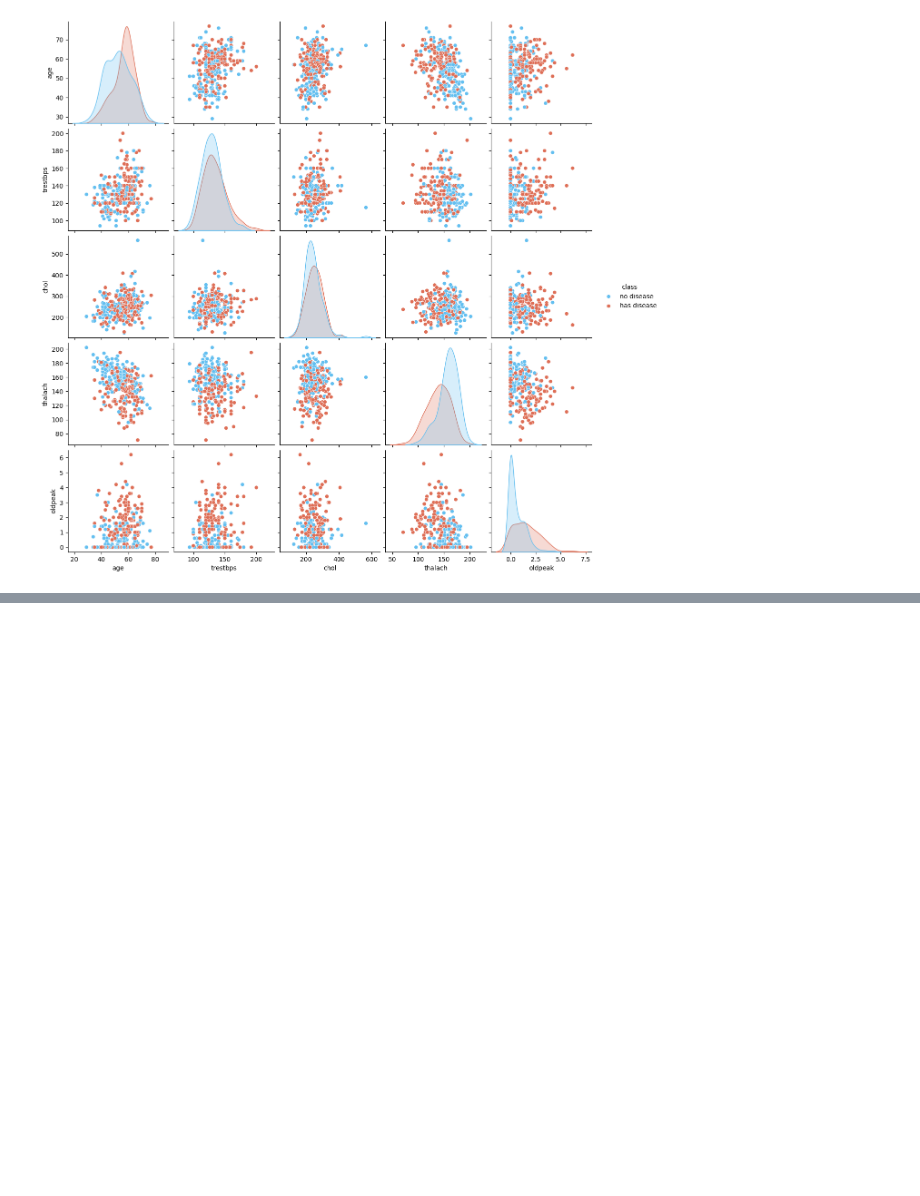
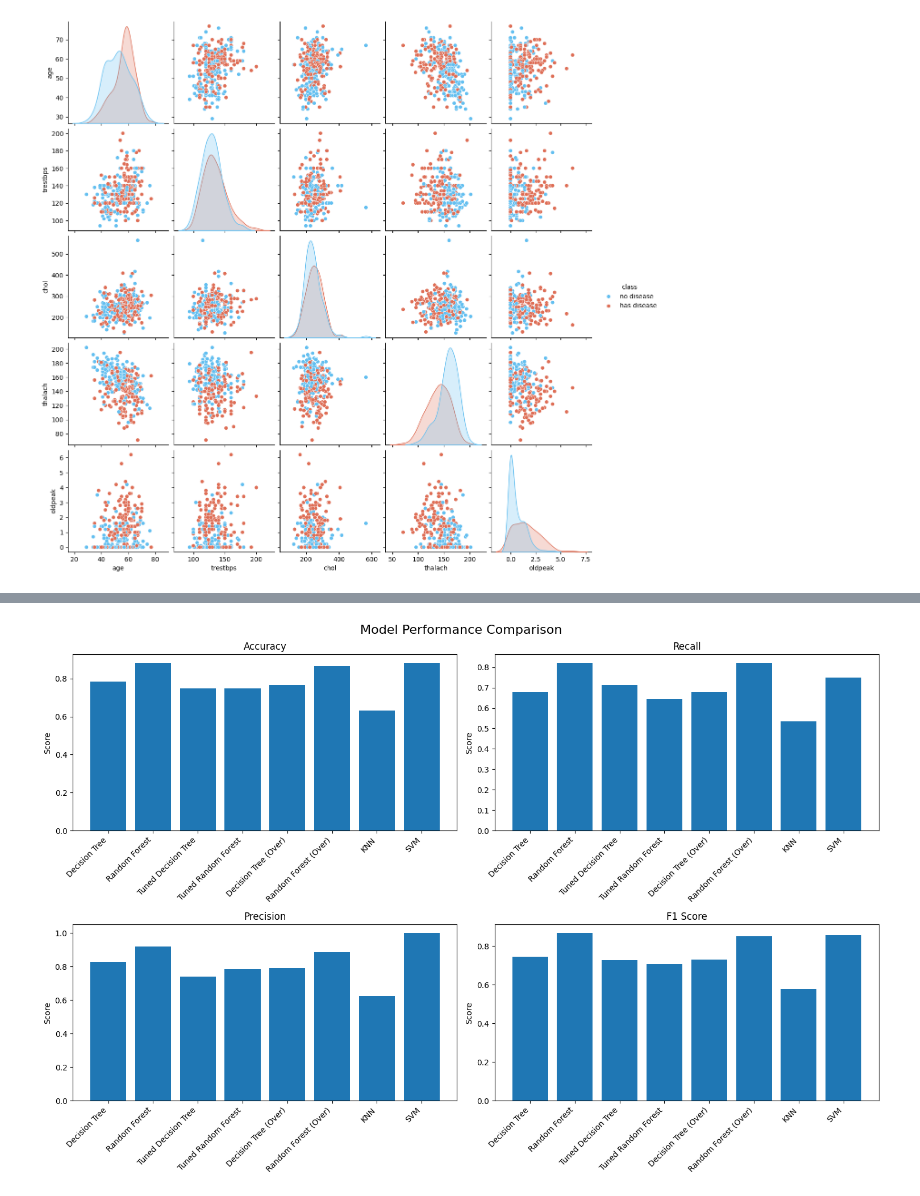
Before and after one commit to saianithab/learn_ml, a Jupyter notebook: capstone_project/capstone.ipynb, the cells around one changed output, grey strips where cells are left out. Cells and saved outputs as stored; diff of their text form; code cells hidden in the pictures; blank space fills up the shorter version.

```diff
--- a/capstone_project/capstone.ipynb
+++ b/capstone_project/capstone.ipynb
@@ -303,0 +531,2 @@ plt.show()
+# %%
+Random_forest_score_over = get_metrics_score(rf_cl1)
@@ -303,0 +565,3 @@ plt.show()
+# %%
+### Get score
+dtree_estimator_score = get_metrics_score(dtree_estimator)
@@ -303,0 +603,3 @@ plt.show()
+# %%
+### Get Score
+rfcls_tuned_score = get_metrics_score(rfcls_tuned)
@@ -303,0 +637,11 @@ plt.show()
+# %%
+svm = SVC(kernel='linear', class_weight='balanced', random_state=1)
+
+param_grid = {'C': [0.1, 1, 10]}
+
+grid_search = GridSearchCV(svm, param_grid, cv=3, scoring='recall', n_jobs=-1)
+grid_search.fit(X_train, y_train)
+
+best_svm = grid_search.best_estimator_
+
+svm_score = get_metrics_score(best_svm)
@@ -303,0 +657,47 @@ plt.show()
+# %%
+import matplotlib.pyplot as plt
+import numpy as np
+
+# Create a list of model names
+model_names = ['Decision Tree', 'Random Forest', 'Tuned Decision Tree', 'Tuned Random Forest', 'Decision Tree (Over)', 'Random Forest (Over)', 'KNN', 'SVM']
+
+# Extract Accuracy, Recall, Precision, and F1 scores for each model
+accuracy_scores = [score[1] for score in [Decision_tree_score, Random_forest_score, dtree_estimator_score, rfcls_tuned_score, Decision_tree_score_over, Random_forest_score_over, knn_score, svm_score]]
+recall_scores = [score[3] for score in [Decision_tree_score, Random_forest_score, dtree_estimator_score, rfcls_tuned_score, Decision_tree_score_over, Random_forest_score_over, knn_score, svm_score]]
+precision_scores = [score[5] for score in [Decision_tree_score, Random_forest_score, dtree_estimator_score, rfcls_tuned_score, Decision_tree_score_over, Random_forest_score_over, knn_score, svm_score]]
+f1_scores = [score[7] for score in [Decision_tree_score, Random_forest_score, dtree_estimator_score, rfcls_tuned_score, Decision_tree_score_over, Random_forest_score_over, knn_score, svm_score]]
+
+# Create subplots for each metric
+fig, axes = plt.subplots(2, 2, figsize=(15, 10))
+fig.suptitle('Model Performance Comparison', fontsize=16)
+
+# Accuracy Plot
+axes[0, 0].bar(model_names, accuracy_scores)
+axes[0, 0].set_title('Accuracy')
+axes[0, 0].set_ylabel('Score')
+axes[0, 0].set_xticklabels(model_names, rotation=45, ha='right')
+
+# Recall Plot
+axes[0, 1].bar(model_names, recall_scores)
+axes[0, 1].set_title('Recall')
+axes[0, 1].set_ylabel('Score')
+axes[0, 1].set_xticklabels(model_names, rotation=45, ha='right')
+
+# Precision Plot
+axes[1, 0].bar(model_names, precision_scores)
+axes[1, 0].set_title('Precision')
+axes[1, 0].set_ylabel('Score')
+axes[1, 0].set_xticklabels(model_names, rotation=45, ha='right')
+
+# F1 Score Plot
+axes[1, 1].bar(model_names, f1_scores)
+axes[1, 1].set_title('F1 Score')
+axes[1, 1].set_ylabel('Score')
+axes[1, 1].set_xticklabels(model_names, rotation=45, ha='right')
+
+# Adjust layout and display the plot
+plt.tight_layout()
+plt.savefig('model_performance_comparison.png')
+plt.show()
+# %% [output]
+[figure, added]
```
Also changed, not shown: parts of 33 cells of this notebook, 10 other files.
